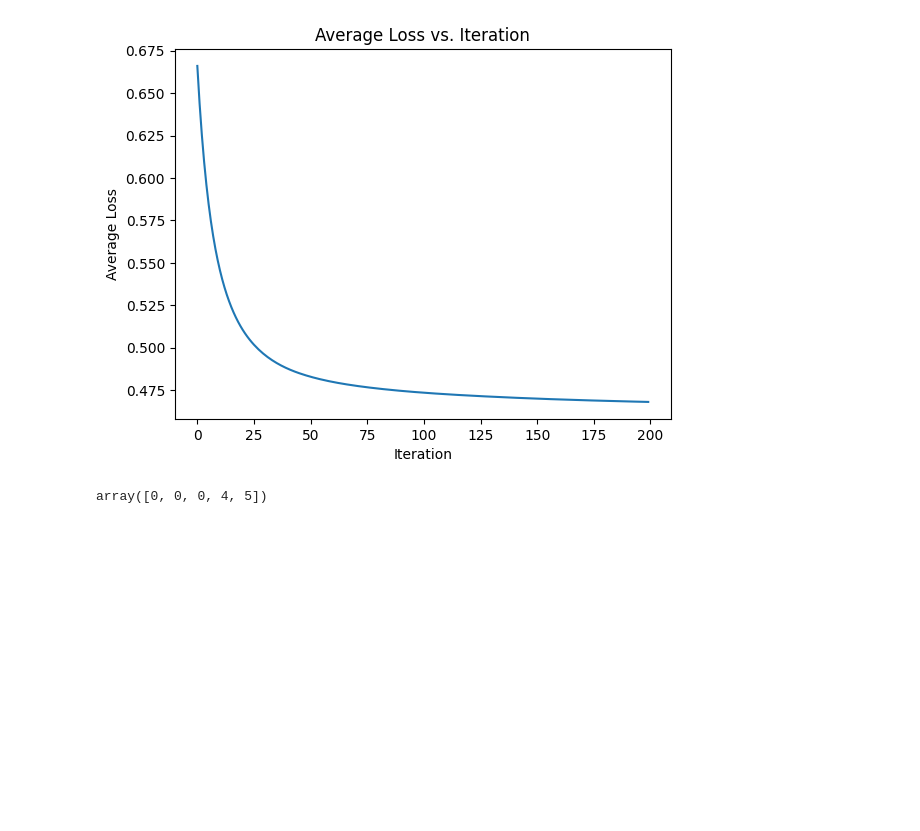
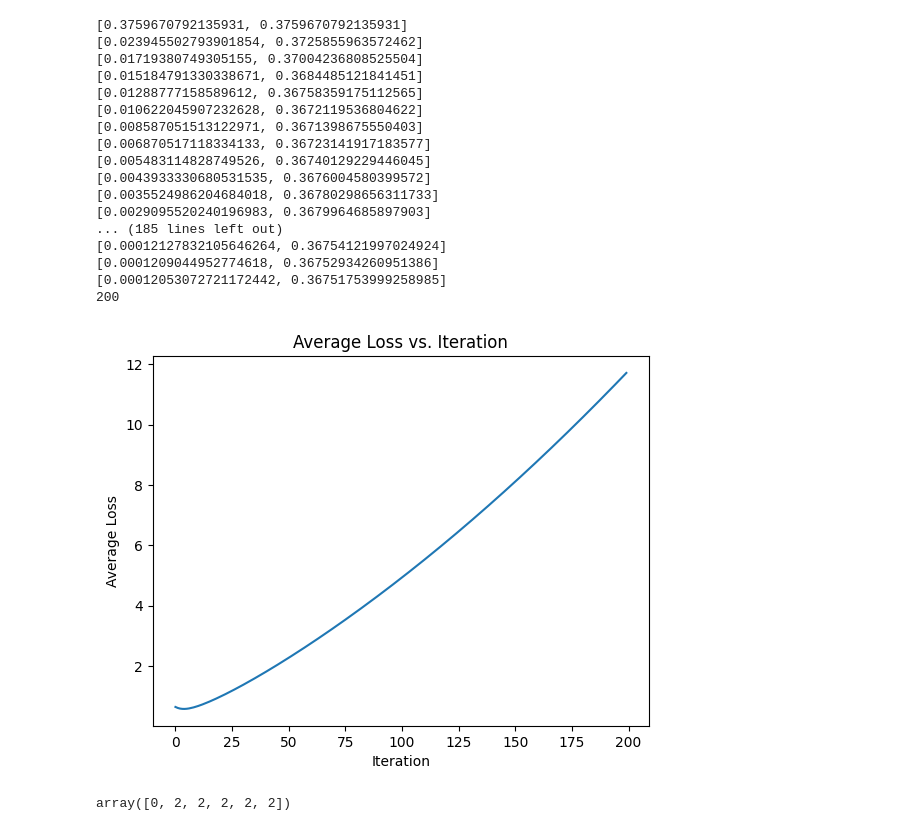
Before and after one commit to NoblFriend/dgd_code_spring2024, a Jupyter notebook: 1.ipynb, the cells around one changed output. Cells and saved outputs as stored; diff of their text form; code cells hidden in the pictures; blank space fills up the shorter version.

```diff
--- a/1.ipynb
+++ b/1.ipynb
@@ -37,36 +37,54 @@ f = gd.Func(
 def batch_generator(X, y, batch_size):
     n_samples = X.shape[0]
     for i in range(0, n_samples, batch_size):
         yield (X[i:i + batch_size], y[i:i + batch_size])
 
 workers = []
 batch_size = 500
 for X_batch, y_batch in batch_generator(X_train, y_train, batch_size):
     worker_func = gd.create_worker_func(f, X_batch, y_batch, lambda_value)
     workers.append(gd.Worker(worker_func))
 
 def top_k(k, arr):
     new_arr = arr.copy()
     new_arr[arr < np.sort(arr)[-k]] = 0
     return new_arr
 
 for worker in workers:
-    worker.compress_op = lambda arr: top_k(5, arr)
+    worker.compress_op = lambda arr: top_k(45, arr)
     pass
 
 
 dgd = gd.DistributedGD(workers, 2/(L+lambda_value))
 w0 = np.zeros(d)  # Начальная инициализация весов
-dgd.run(200, w0)  # Запускаем 100 итераций
+dgd.run_ef21(200, w0)  # Запускаем 100 итераций
 
 # Строим график средней функции потерь
 plt.plot([loss(w, X_train, y_train, lambda_value) for w in dgd.history])
+print(len(dgd.history))
 plt.xlabel('Iteration')
 plt.ylabel('Average Loss')
 plt.title('Average Loss vs. Iteration')
 plt.show()
 # %% [output]
+[0.3759670792135931, 0.3759670792135931]
+[0.023945502793901854, 0.3725855963572462]
+[0.01719380749305155, 0.37004236808525504]
+[0.015184791330338671, 0.3684485121841451]
+[0.01288777158589612, 0.36758359175112565]
+[0.010622045907232628, 0.3672119536804622]
+[0.008587051513122971, 0.3671398675550403]
+[0.006870517118334133, 0.36723141917183577]
+[0.005483114828749526, 0.36740129229446045]
+[0.0043933330680531535, 0.3676004580399572]
+[0.0035524986204684018, 0.36780298656311733]
+[0.0029095520240196983, 0.3679964685897903]
+... (185 lines left out)
+[0.00012127832105646264, 0.36754121997024924]
+[0.0001209044952774618, 0.36752934260951386]
+[0.00012053072721172442, 0.36751753999258985]
+200
-[figure, old version]
+[figure, new version]
 # %%
 A = np.array([[1,2], [3,4], [6,5]])
 y = np.array([1, 1, -1])
@@ -77,8 +95,8 @@ np.mean([[1,2], [1,2], [1,5]], axis=0)
 def top_k(k, arr):
     arr[arr < np.sort(arr)[-k]] = 0
 
-arr = np.array([1, 2, 3, 4, 5])
+arr = np.array([1, 2, 2, 2, 2, 2])
 top_k(2, arr)
 arr
 # %% [output]
-array([0, 0, 0, 4, 5])
+array([0, 2, 2, 2, 2, 2])
```
Also changed, not shown: 1 other file.
